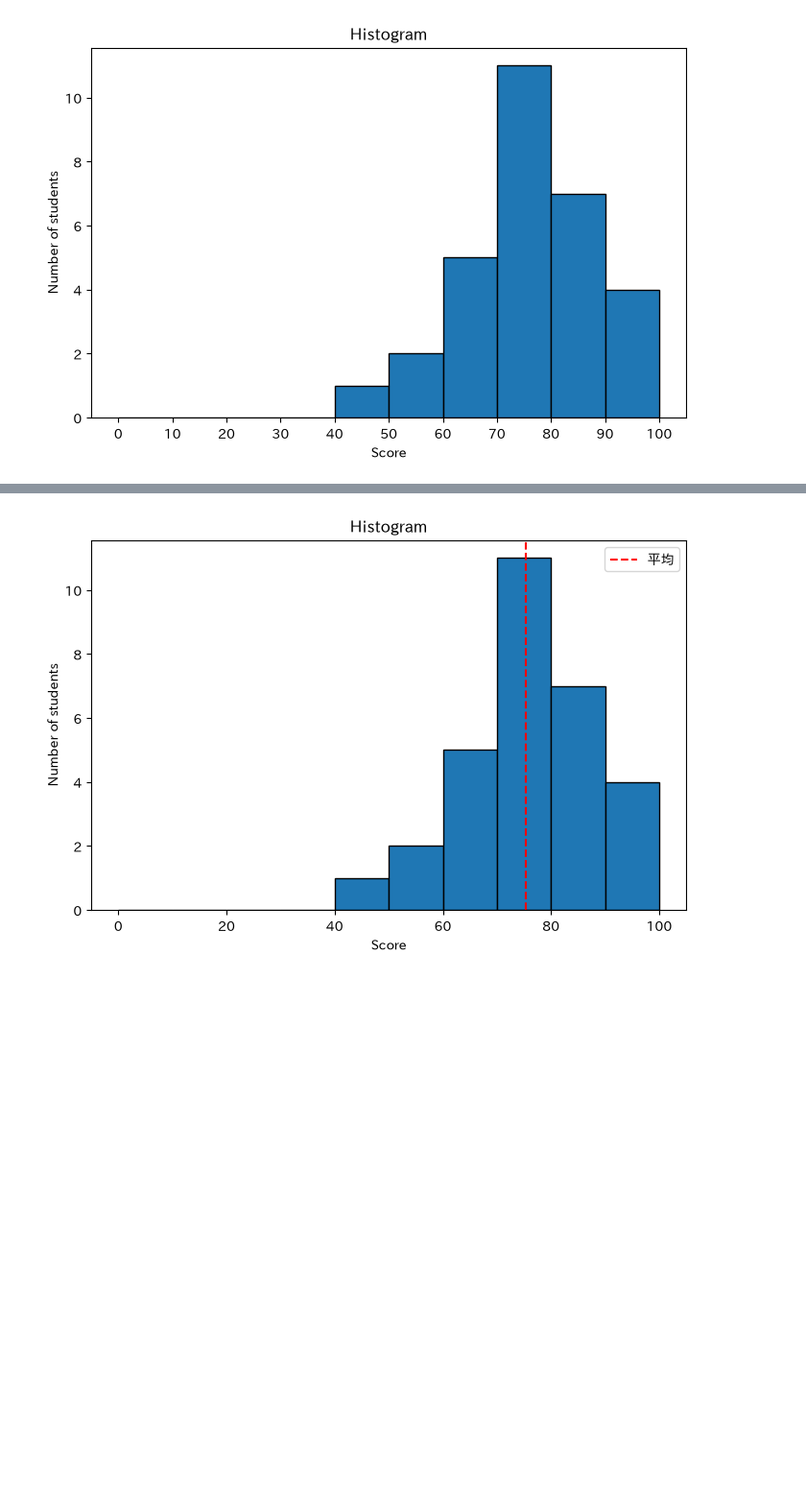
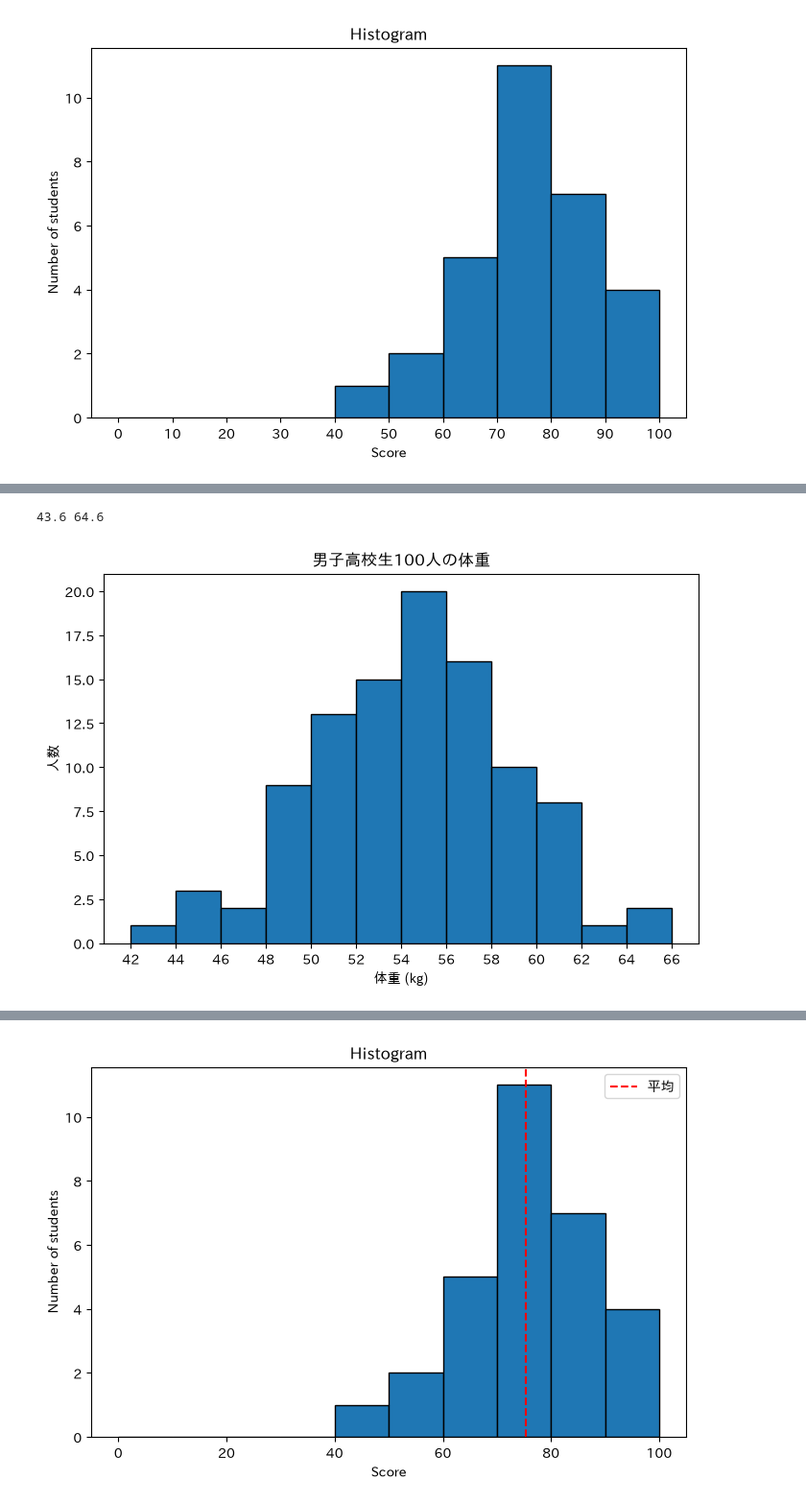
Before and after one commit to CreativeStudies-NGT/lectures, a Jupyter notebook: dsa/DSA2026_第９講_ヒストグラム_エラーバー.ipynb, the cells around one changed output, grey strips where cells are left out. Shown at 96% size. Cells and saved outputs as stored; diff of their text form; code cells hidden in the pictures; blank space fills up the shorter version.

```diff
--- a/dsa/DSA2026_第９講_ヒストグラム_エラーバー.ipynb
+++ b/dsa/DSA2026_第９講_ヒストグラム_エラーバー.ipynb
@@ -235,0 +267,14 @@ plt.show()
+# %%
+print(np.min(df_weight['体重']), np.max(df_weight['体重']))
+# %% [output]
+43.6 64.6
+# %%
+plt.figure(figsize=(8, 5))
+plt.hist(df_weight['体重'], bins=12, range=(42, 66), edgecolor='k')
+plt.xticks(range(42, 67, 2))
+plt.title('男子高校生100人の体重')
+plt.xlabel('体重 (kg)')
+plt.ylabel('人数')
+plt.show()
+# %% [output]
+[figure, added]
```
Also changed, not shown: parts of 3 cells of this notebook.
